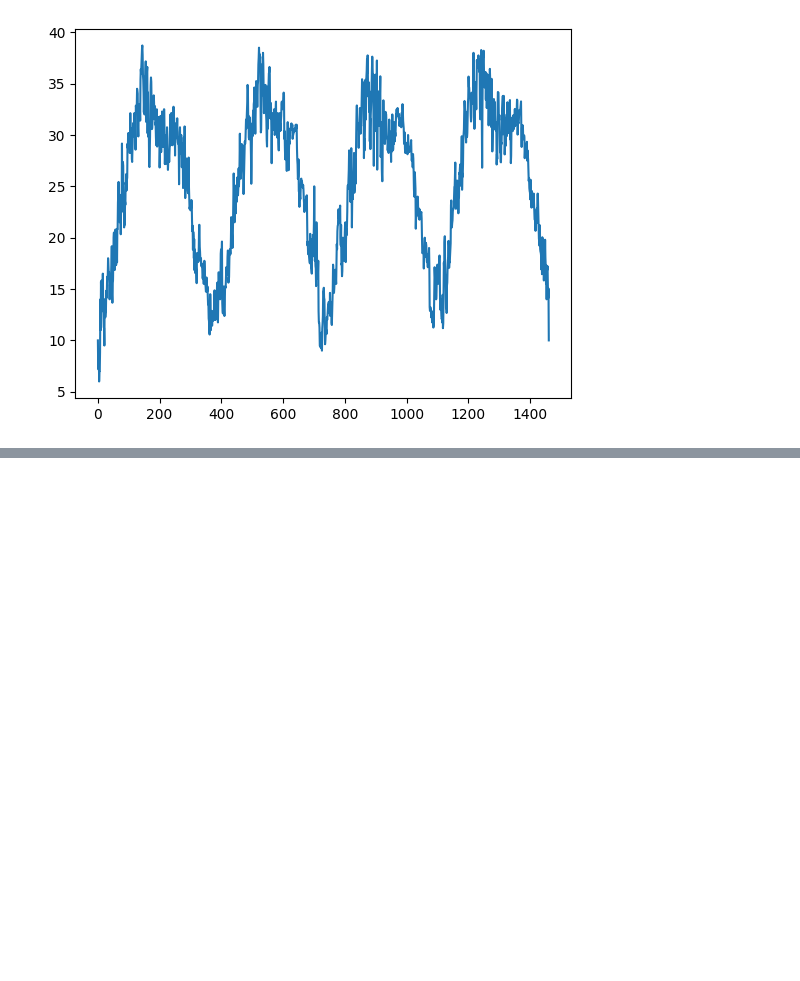
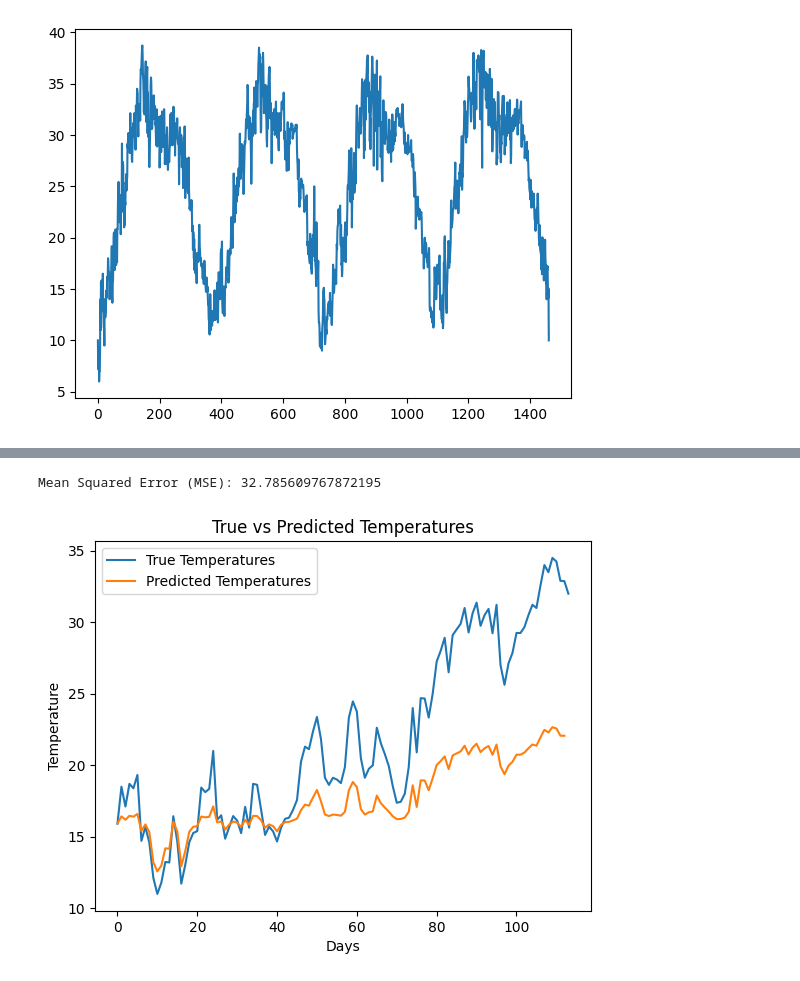
Before and after one commit to kannch8765/DSA4212-lstm, a Jupyter notebook: model_test.ipynb, the cells around one changed output, grey strips where cells are left out. Cells and saved outputs as stored; diff of their text form; code cells hidden in the pictures; blank space fills up the shorter version.

Commit message:
update model test

```diff
--- a/model_test.ipynb
+++ b/model_test.ipynb
@@ -56,3 +31,8 @@ min_train_size = 10
+# %%
+input_size = 1
+hidden_size = 128
+output_size = 1
+learning_rate = 0.001
+num_epochs = 100
 # %%
-lstm_cell = LSTM(input_size, hidden_size, num_layers)
-optimizer = SGD(learning_rate)
+lstm_model = LSTM(input_size, hidden_size, output_size)
@@ -132,0 +39,20 @@ ValueError: shapes (4,5) and (2,1) not aligned: 5 (dim 1) != 2 (dim 0)
+# %%
+for epoch in range(num_epochs):
+    for i in range(len(m_temp) - 1):
+        x = np.array([[m_temp[i]]])
+        y_true = np.array([[m_temp[i + 1]]])
+
+        # Forward pass
+        output, hidden_state, cell_state = lstm_model.forward(x)
+
+        # Calculate loss
+        loss = np.mean(np.square(output - y_true))
+
+        # Backward pass
+        d_output = 2 * (output - y_true) / output.size
+        d_hidden_state = np.zeros_like(hidden_state)
+        d_cell_state = np.zeros_like(cell_state)
+        _, _ = lstm_model.backward(d_output, d_hidden_state, d_cell_state, learning_rate)
+
+    if epoch % 10 == 0:
+        print(f'Epoch {epoch}, Loss: {loss}')
@@ -132,0 +70,22 @@ ValueError: shapes (4,5) and (2,1) not aligned: 5 (dim 1) != 2 (dim 0)
+# %%
+predicted_temperatures = []
+for i in range(len(weather_test) - 1):
+    x = np.array([[weather_test['meantemp'].iloc[i]]])
+    output, _, _ = lstm_model.forward(x)
+    predicted_temperatures.append(output[0, 0])
+# %%
+# Calculate Mean Squared Error (MSE)
+mse = np.mean((np.array(weather_test['meantemp'][1:]) - np.array(predicted_temperatures))**2)
+print("Mean Squared Error (MSE):", mse)
+# %% [output]
+Mean Squared Error (MSE): 32.785609767872195
+# %%
+plt.plot(weather_test['meantemp'], label='True Temperatures')
+plt.plot(predicted_temperatures, label='Predicted Temperatures')
+plt.xlabel('Days')
+plt.ylabel('Temperature')
+plt.title('True vs Predicted Temperatures')
+plt.legend()
+plt.show()
+# %% [output]
+[figure, added]
```
Also changed, not shown: parts of 8 cells of this notebook.
